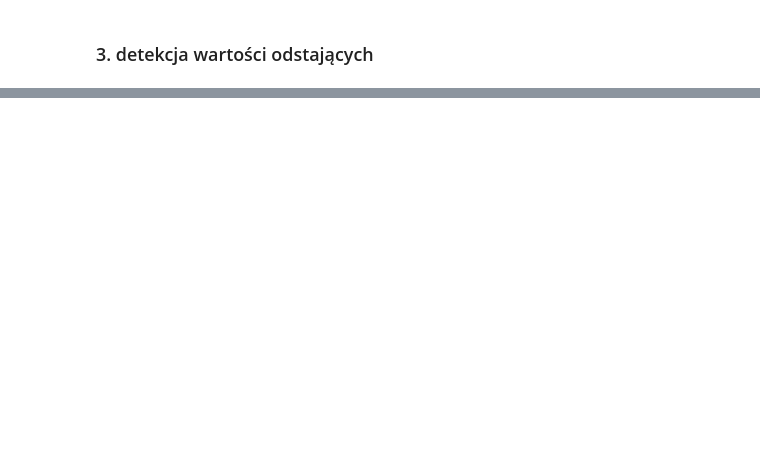
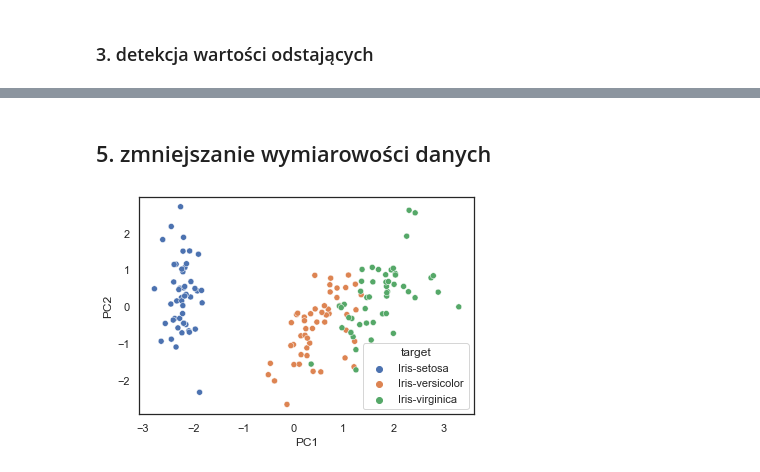
Before and after one commit to pajelonek/machine_learning_course, a Jupyter notebook: Lecture 5 - Unattended learning + feature engineering + team methods/lab7/Lab7_notebook.ipynb, the cells around one changed output, grey strips where cells are left out. Saved outputs shown, nothing was run; the diff lists cells and outputs as text; code cells hidden in the pictures; blank space fills up the shorter version.

```diff
--- a/Lecture 5 - Unattended learning + feature engineering + team methods/lab7/Lab7_notebook.ipynb
+++ b/Lecture 5 - Unattended learning + feature engineering + team methods/lab7/Lab7_notebook.ipynb
@@ -78,0 +269,27 @@ k_means_clustering(iris.data[:, 2:4], iris.target, "Petal")
+# %% [markdown]
+## 5.   zmniejszanie wymiarowości danych
+# %%
+
+# import data from URL
+url = "https://archive.ics.uci.edu/ml/machine-learning-databases/iris/iris.data"
+# load dataset into Pandas DataFrame
+df = pd.read_csv(url, names=['sepal length','sepal width','petal length','petal width','target'])
+
+df.head()
+
+X = df.iloc[:,0:4]
+y = df.iloc[:,4]
+
+# scale/normalize the data
+X = StandardScaler().fit_transform(X)
+
+# The two Principal Components
+PCs = pd.DataFrame(PCA(n_components=2).fit_transform(X), columns = ['PC1', 'PC2'])
+
+# add the target y to the data frame
+PCs['target'] = y
+
+sns.scatterplot(x='PC1', y='PC2', data=PCs, hue='target')
+plt.show()
+# %% [output]
+[figure, added]
```
Also changed, not shown: parts of 11 cells of this notebook, 1 other file.
